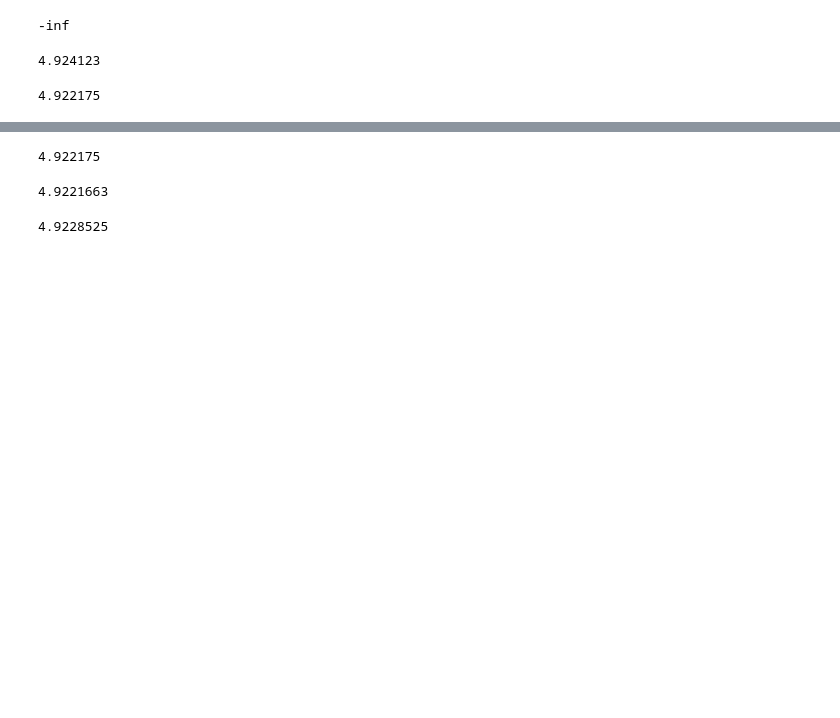
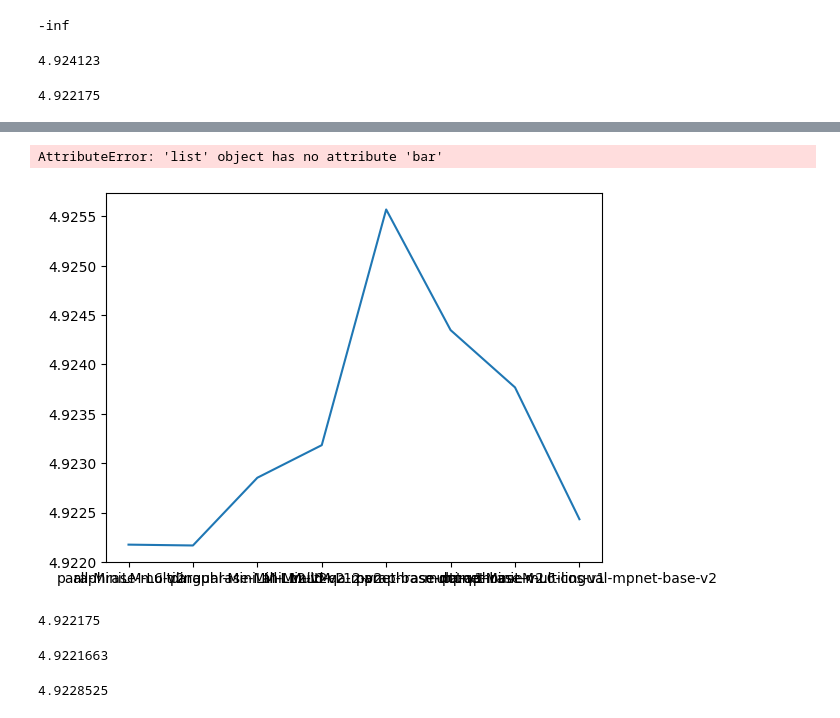
Before and after one commit to yufei-pan/Similar_legal_document_retrieval, a Jupyter notebook: pipeline_utils.ipynb, the cells around one changed output, grey strips where cells are left out. Cells and saved outputs as stored; diff of their text form; code cells hidden in the pictures; blank space fills up the shorter version.

```diff
--- a/pipeline_utils.ipynb
+++ b/pipeline_utils.ipynb
@@ -695,3 +722,8 @@ def getAvgEntropyOfModel(modelname):
+# %%
+plt.plot(bert_models,results).bar()
+# %% [output]
+AttributeError: 'list' object has no attribute 'bar'
+[figure, added]
 # %%
 getAvgEntropyOfModel("all-MiniLM-L6-v2")
 # %% [output]
```
Also changed, not shown: parts of 5 cells of this notebook, 1 other file.
